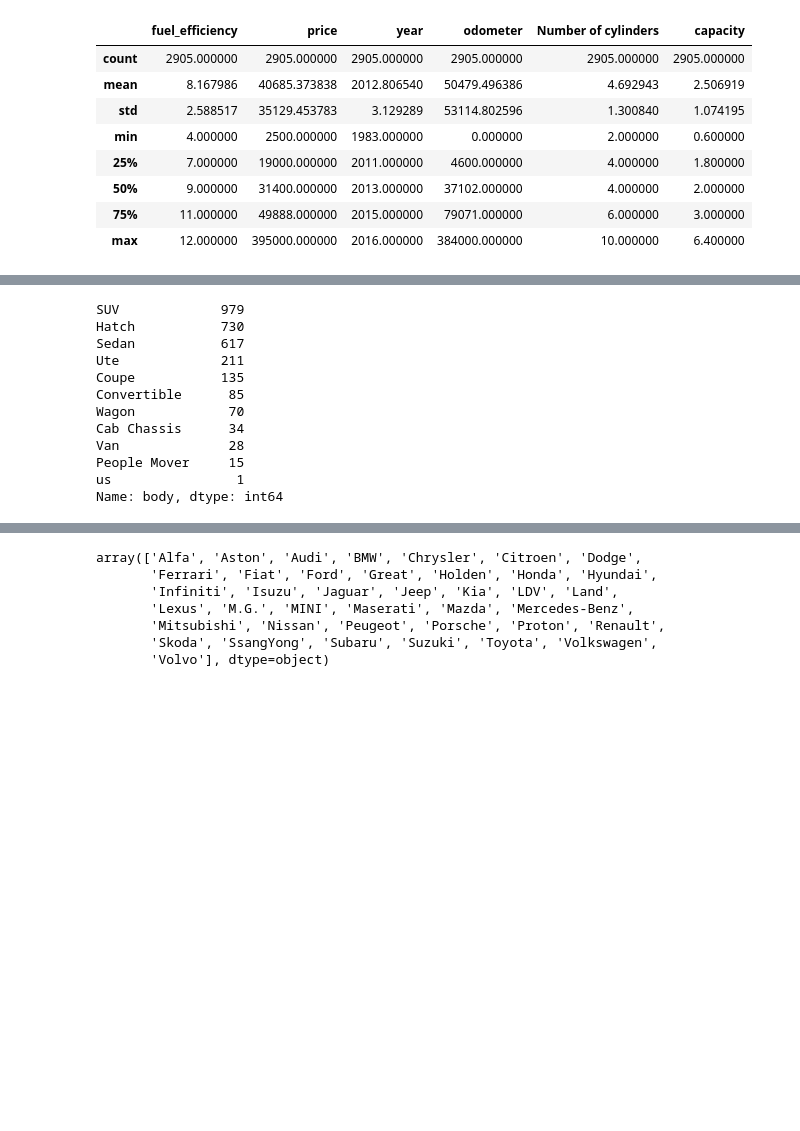
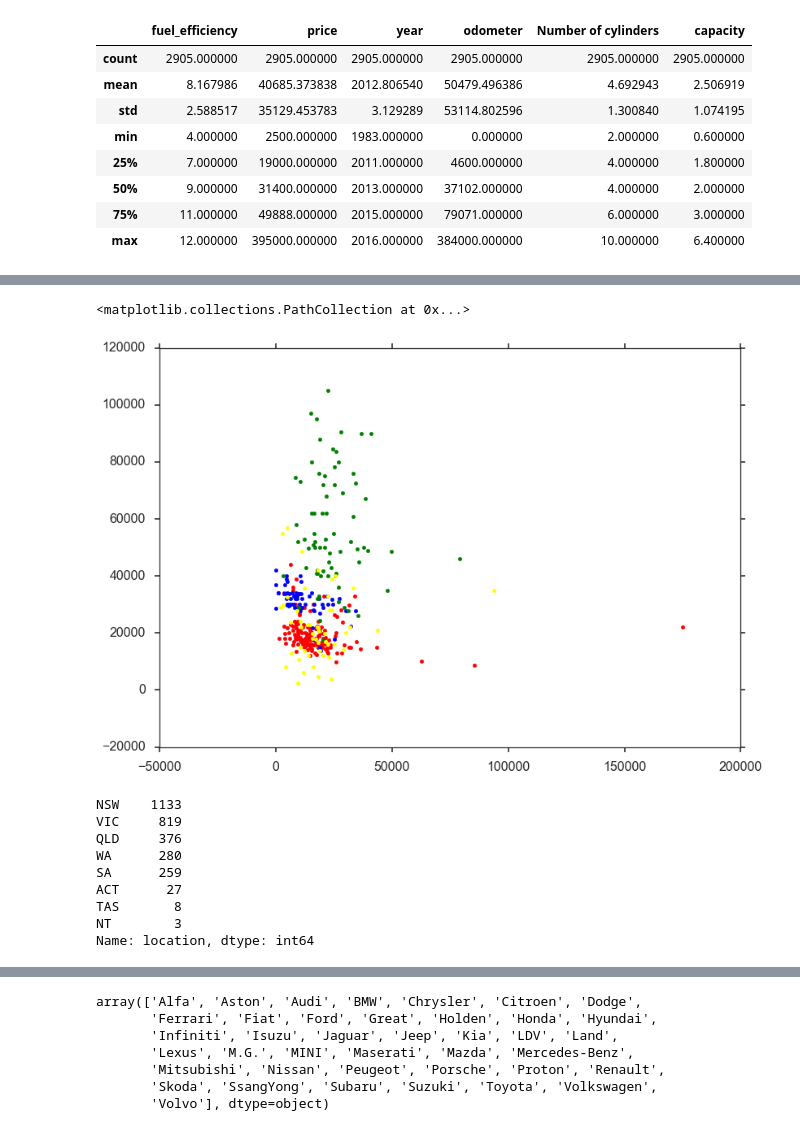
Before and after one commit to epkuznetsova/capstone_project_carsales, a Jupyter notebook: carsales.ipynb, the cells around one changed output, grey strips where cells are left out. Cells and saved outputs as stored; diff of their text form; code cells hidden in the pictures; blank space fills up the shorter version.

```diff
--- a/carsales.ipynb
+++ b/carsales.ipynb
@@ -517,0 +543,5 @@ Name: car make, dtype: int64
+# %%
+outlander = sorted_cars[sorted_cars.model == "Outlander"]
+outlander['age'] = 2016 - outlander['year']
+
+#prius.to_csv('prius.csv', encoding='utf-8', index=False)
@@ -517,0 +554,3 @@ Name: car make, dtype: int64
+# %%
+outlander['utilization_ratio'] = (outlander.odometer)/(outlander.age)
+outlander
@@ -517,0 +581,5 @@ Name: car make, dtype: int64
+# %%
+Landcruiser = sorted_cars[sorted_cars.model == "Landcruiser"]
+Landcruiser['age'] = 2016 - Landcruiser['year']
+Landcruiser['utilization_ratio'] = (Landcruiser.odometer)/(Landcruiser.age)
+#prius.to_csv('prius.csv', encoding='utf-8', index=False)
@@ -517,0 +597,4 @@ Name: car make, dtype: int64
+# %%
+falcon = sorted_cars[sorted_cars.model == "Falcon"]
+falcon['age'] = 2016 - falcon['year']
+falcon['utilization_ratio'] = (falcon.odometer)/(falcon.age)
@@ -518,18 +612,24 @@ Name: car make, dtype: int64
+# %%
+#prius.plot.scatter('utilization_ratio', 'price')
+matplotlib.pyplot.scatter(prius.utilization_ratio, prius.price, color = 'red')
+matplotlib.pyplot.scatter(outlander.utilization_ratio, outlander.price, color = 'blue')
+matplotlib.pyplot.scatter(Landcruiser.utilization_ratio, Landcruiser.price, color = 'green')
+matplotlib.pyplot.scatter(falcon.utilization_ratio, falcon.price, color = 'yellow')
+# %% [output]
+<matplotlib.collections.PathCollection at 0x...>
+[figure, added]
 # %%
-sorted_cars['body'].value_counts()
+sorted_cars['location'].value_counts()
 # %% [output]
-SUV             979
-Hatch           730
-Sedan           617
-Ute             211
-Coupe           135
-Convertible      85
-Wagon            70
-Cab Chassis      34
-Van              28
-People Mover     15
-us                1
-Name: body, dtype: int64
+NSW    1133
+VIC     819
+QLD     376
+WA      280
+SA      259
+ACT      27
+TAS       8
+NT        3
+Name: location, dtype: int64
 # %%
 sorted_cars['body_dummy']=sorted_cars.body.astype('category')
 body_dummies = pd.get_dummies(sorted_cars, columns=["body_dummy"])
```
Also changed, not shown: parts of 16 cells of this notebook, 1 other file.
